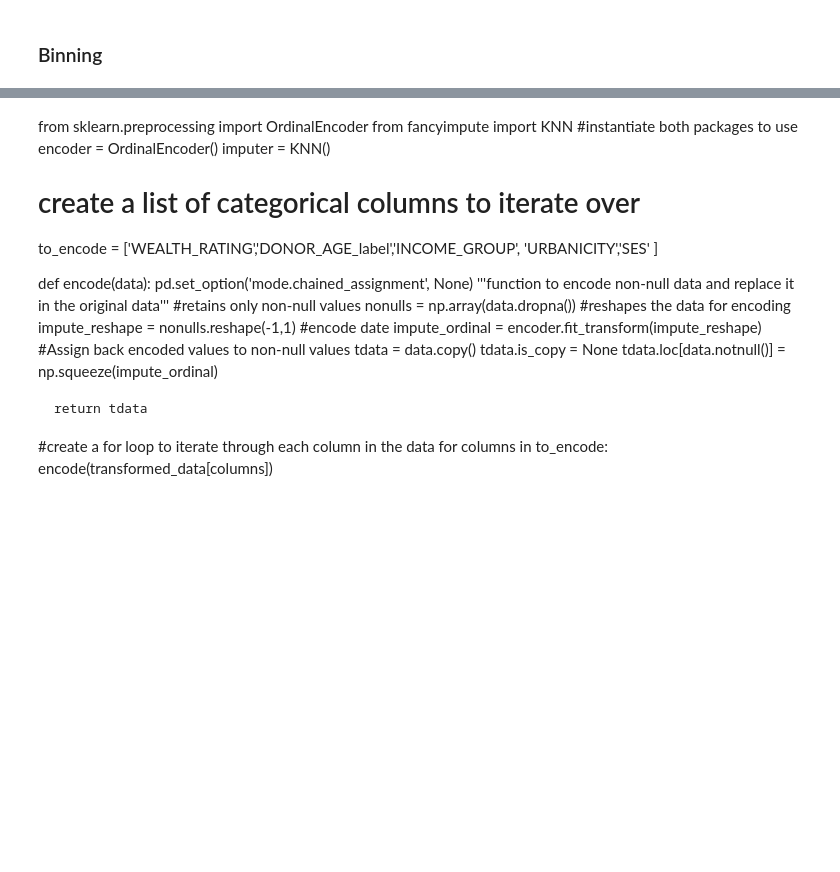
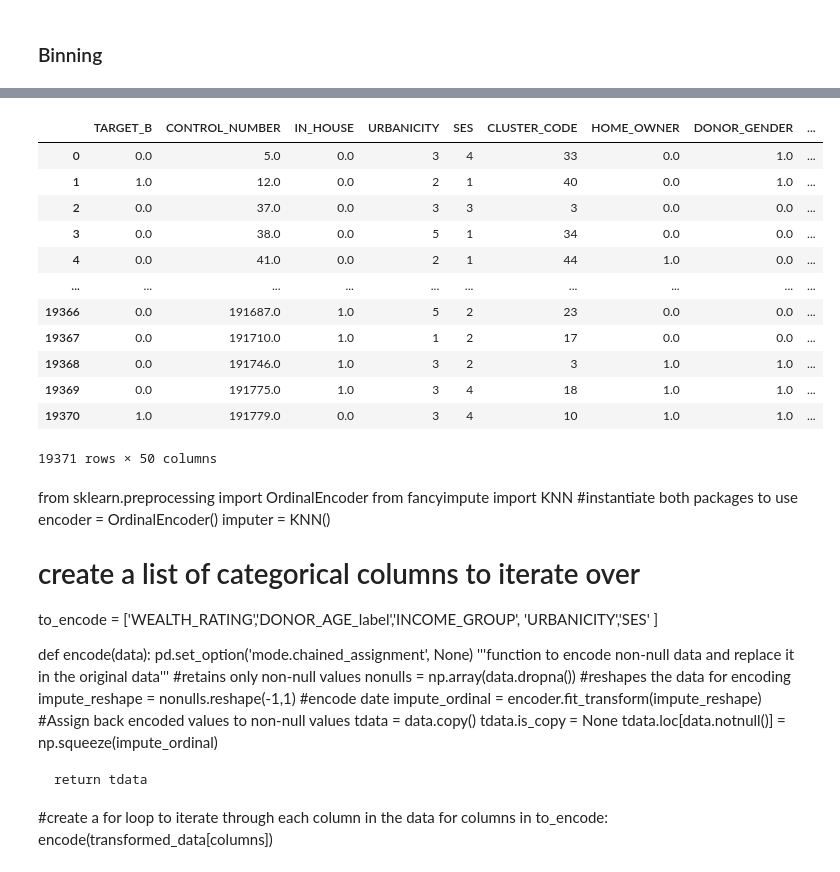
Before and after one commit to jlp237/ml_project, a Jupyter notebook: AA_202021_Project.ipynb, the cells around one changed output, grey strips where cells are left out. Cells and saved outputs as stored; diff of their text form; code cells hidden in the pictures; blank space fills up the shorter version.

```diff
--- a/AA_202021_Project.ipynb
+++ b/AA_202021_Project.ipynb
@@ -661,6 +874,6 @@ transformed_data.loc[transformed_data['CLUSTER_CODE'] == 0,'CLUSTER_CODE'] = np.
 # %%
 from sklearn.impute import KNNImputer
 imputer = KNNImputer(n_neighbors=20)
-df_numeric = transformed_data.select_dtypes(include=[np.float, np.int64])
+df_numeric = transformed_data.copy()
 
 df_filled = pd.DataFrame(imputer.fit_transform(df_numeric.values), columns=df_numeric.columns)
@@ -693,14 +1003,37 @@ transformed_data = df_filled.copy()
 # %%
-features_for_binning =  ["DONOR_AGE", "LIFETIME_CARD_PROM", "LIFETIME_GIFT_COUNT", "LIFETIME_PROM", "MEDIAN_HOME_VALUE", "MEDIAN_HOUSEHOLD_INCOME", "MONTHS_SINCE_FIRST_GIFT", "PCT_ATTRIBUTE2", "PCT_ATTRIBUTE3", "PCT_ATTRIBUTE4", "PCT_OWNER_OCCUPIED", "PER_CAPITA_INCOME", "RECENT_RESPONSE_PROP"]
-quantile_list = [0,0.1,0.2,0.3,0.4,0.5,0.6,0.7,0.8,0.9,1.0]
-quantile_labels = [1,2,3,4,5,6,7,8,9,10]
+features_for_binning =  ["DONOR_AGE", "LIFETIME_CARD_PROM", "LIFETIME_GIFT_COUNT", "LIFETIME_PROM", \
+                         "MEDIAN_HOME_VALUE", "MEDIAN_HOUSEHOLD_INCOME", "MONTHS_SINCE_FIRST_GIFT", \
+                         "MONTHS_SINCE_ORIGIN", "PCT_ATTRIBUTE2", "PCT_ATTRIBUTE3", "PCT_ATTRIBUTE4", \
+                         "PCT_OWNER_OCCUPIED", "PER_CAPITA_INCOME", "RECENT_RESPONSE_PROP"]
+
 
 for feature in features_for_binning:
+    quantile_list = [0,0.1,0.2,0.3,0.4,0.5,0.6,0.7,0.8,0.9,1.0]
+    quantile_labels = [1,2,3,4,5,6,7,8,9,10]
+    if feature=="MONTHS_SINCE_ORIGIN": # less bins for this features because of high number of zeros
+        quantile_list = np.linspace(0, 1.0, 7)
+        quantile_labels = np.arange(0,len(quantile_list)-1)
+
     quantiles = transformed_data[feature].quantile(quantile_list)
+
 
     #binned_dataframe[f'{feature}_range'] = pd.qcut(binned_dataframe[feature],q=quantile_list)
     transformed_data[f'{feature}_label'] = pd.qcut(transformed_data[feature],q=quantile_list,labels=quantile_labels, duplicates='drop')
 
 
 transformed_data = transformed_data.drop(columns = features_for_binning)
 display(transformed_data)
+# %% [output]
+|  | TARGET_B | CONTROL_NUMBER | IN_HOUSE | URBANICITY | SES | CLUSTER_CODE | HOME_OWNER | DONOR_GENDER | ... |
+| 0 | 0.0 | 5.0 | 0.0 | 3 | 4 | 33 | 0.0 | 1.0 | ... |
+| 1 | 1.0 | 12.0 | 0.0 | 2 | 1 | 40 | 0.0 | 1.0 | ... |
+| 2 | 0.0 | 37.0 | 0.0 | 3 | 3 | 3 | 0.0 | 0.0 | ... |
+| 3 | 0.0 | 38.0 | 0.0 | 5 | 1 | 34 | 0.0 | 0.0 | ... |
+| 4 | 0.0 | 41.0 | 0.0 | 2 | 1 | 44 | 1.0 | 0.0 | ... |
+| ... | ... | ... | ... | ... | ... | ... | ... | ... | ... |
+| 19366 | 0.0 | 191687.0 | 1.0 | 5 | 2 | 23 | 0.0 | 0.0 | ... |
+| 19367 | 0.0 | 191710.0 | 1.0 | 1 | 2 | 17 | 0.0 | 0.0 | ... |
+| 19368 | 0.0 | 191746.0 | 1.0 | 3 | 2 | 3 | 1.0 | 1.0 | ... |
+| 19369 | 0.0 | 191775.0 | 1.0 | 3 | 4 | 18 | 1.0 | 1.0 | ... |
+| 19370 | 1.0 | 191779.0 | 0.0 | 3 | 4 | 10 | 1.0 | 1.0 | ... |
+19371 rows × 50 columns
```
Also changed, not shown: parts of 66 cells of this notebook, 1 other file.
